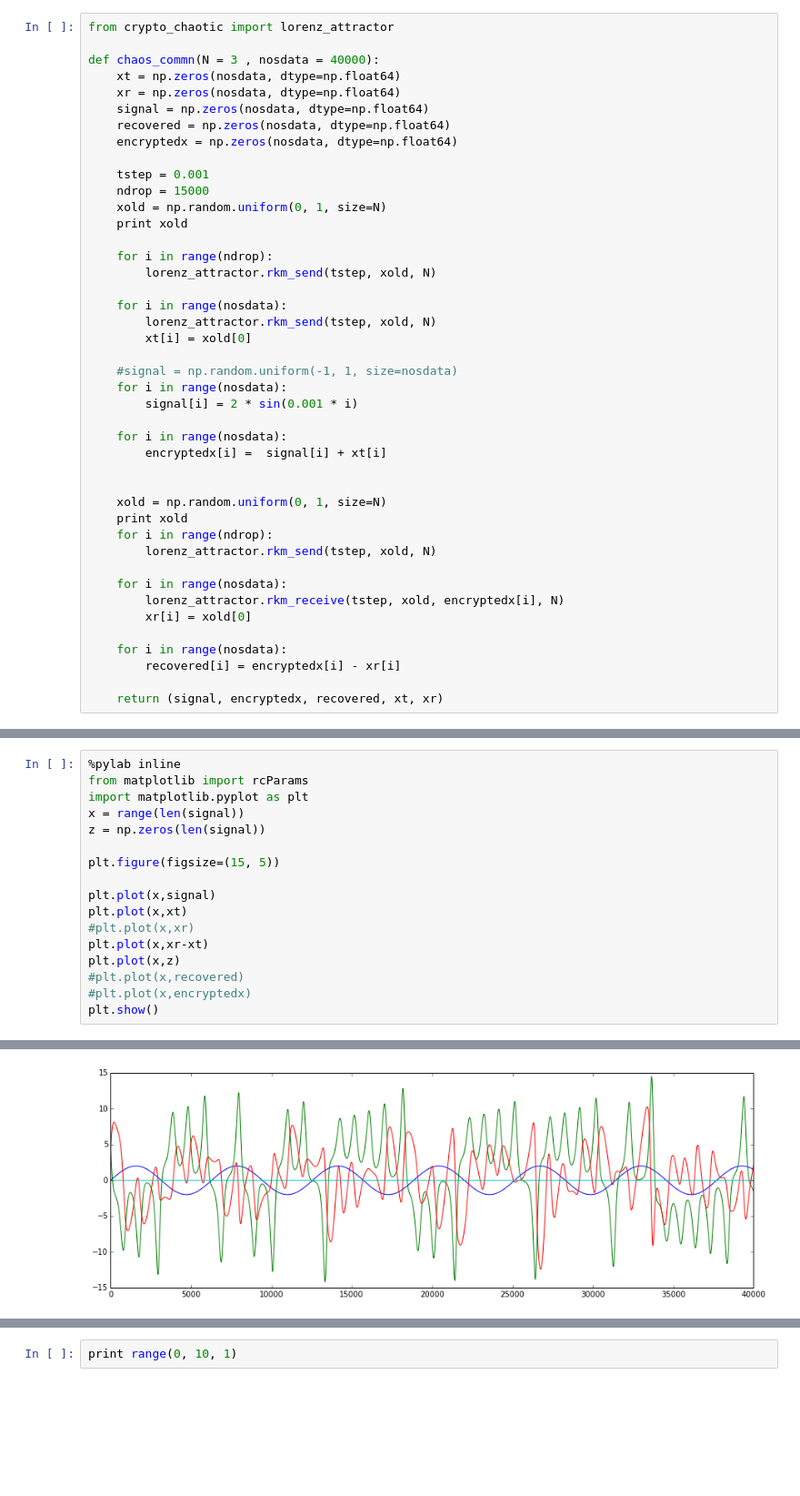
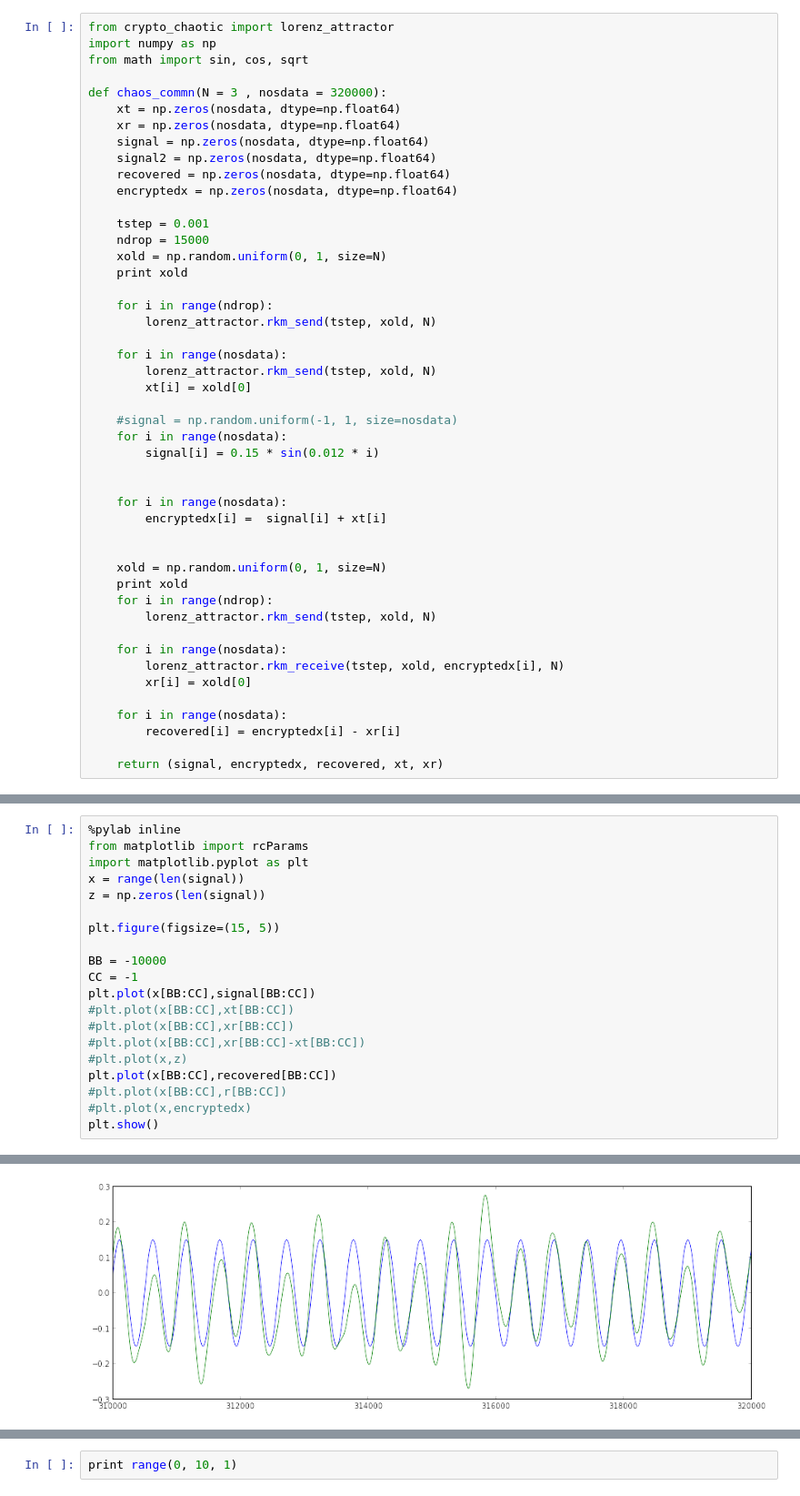
Before and after one commit to abhisheietk/crypto-chaotic, a Jupyter notebook: doc/fortran.ipynb, the cells around one changed output, grey strips where cells are left out. Shown: that part at 91% size. Saved outputs shown, nothing was run; the diff lists cells and outputs as text; blank space fills up the shorter version.

```diff
--- a/doc/fortran.ipynb
+++ b/doc/fortran.ipynb
@@ -1,10 +1,13 @@
 # %%
 from crypto_chaotic import lorenz_attractor
+import numpy as np
+from math import sin, cos, sqrt
 
-def chaos_commn(N = 3 , nosdata = 40000):
+def chaos_commn(N = 3 , nosdata = 320000):
     xt = np.zeros(nosdata, dtype=np.float64)
     xr = np.zeros(nosdata, dtype=np.float64)
     signal = np.zeros(nosdata, dtype=np.float64)
+    signal2 = np.zeros(nosdata, dtype=np.float64)
     recovered = np.zeros(nosdata, dtype=np.float64)
     encryptedx = np.zeros(nosdata, dtype=np.float64)
 
@@ -22,7 +25,8 @@ def chaos_commn(N = 3 , nosdata = 40000):
 
     #signal = np.random.uniform(-1, 1, size=nosdata)
     for i in range(nosdata):
-        signal[i] = 2 * sin(0.001 * i)
+        signal[i] = 0.15 * sin(0.012 * i)
+
 
     for i in range(nosdata):
         encryptedx[i] =  signal[i] + xt[i]
@@ -57,20 +225,23 @@ print recovered
 # %%
 %pylab inline
 from matplotlib import rcParams
 import matplotlib.pyplot as plt
 x = range(len(signal))
 z = np.zeros(len(signal))
 
 plt.figure(figsize=(15, 5))
 
-plt.plot(x,signal)
-plt.plot(x,xt)
-#plt.plot(x,xr)
-plt.plot(x,xr-xt)
-plt.plot(x,z)
-#plt.plot(x,recovered)
+BB = -10000
+CC = -1
+plt.plot(x[BB:CC],signal[BB:CC])
+#plt.plot(x[BB:CC],xt[BB:CC])
+#plt.plot(x[BB:CC],xr[BB:CC])
+#plt.plot(x[BB:CC],xr[BB:CC]-xt[BB:CC])
+#plt.plot(x,z)
+plt.plot(x[BB:CC],recovered[BB:CC])
+#plt.plot(x[BB:CC],r[BB:CC])
 #plt.plot(x,encryptedx)
 plt.show()
 # %% [output]
 Populating the interactive namespace from numpy and matplotlib
-[figure, old version]
+[figure, new version]
```
Also changed, not shown: parts of 10 cells of this notebook, 4 other files.
